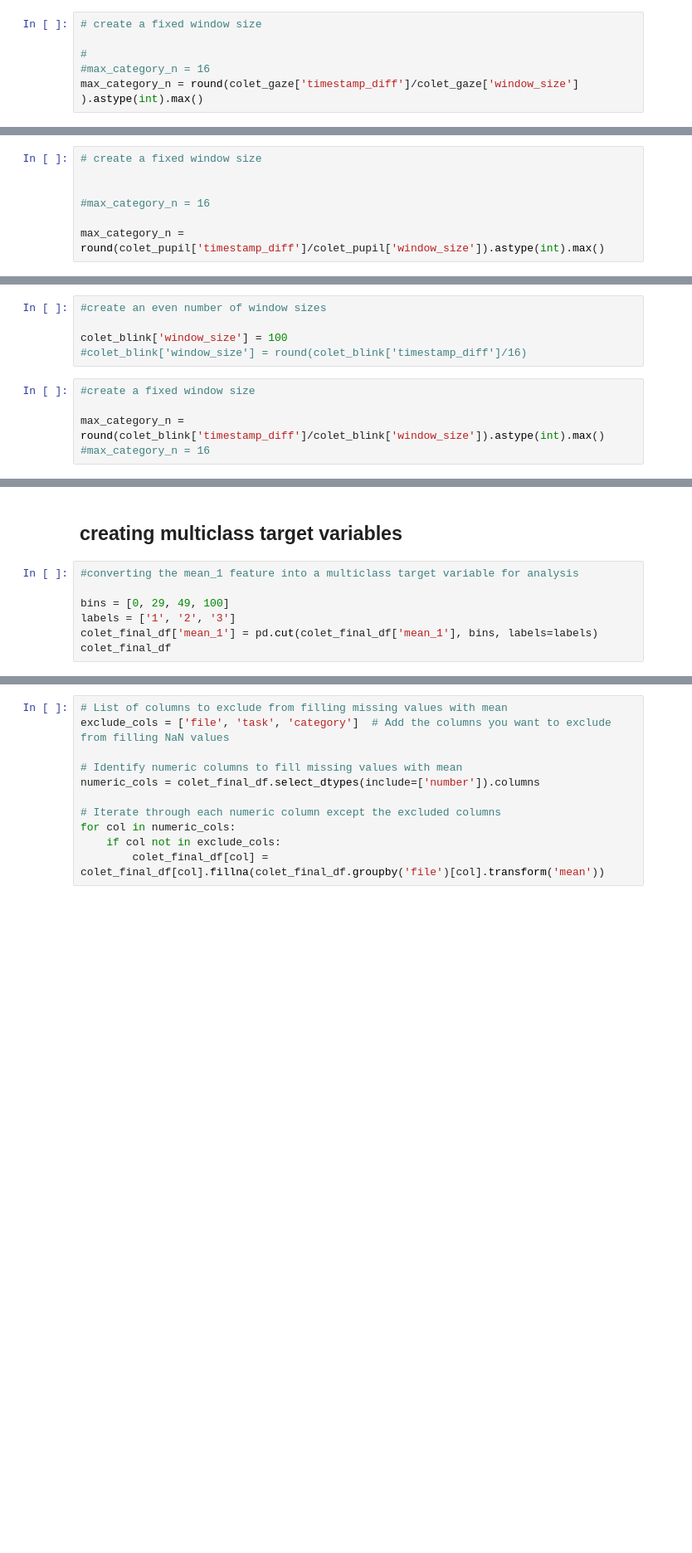
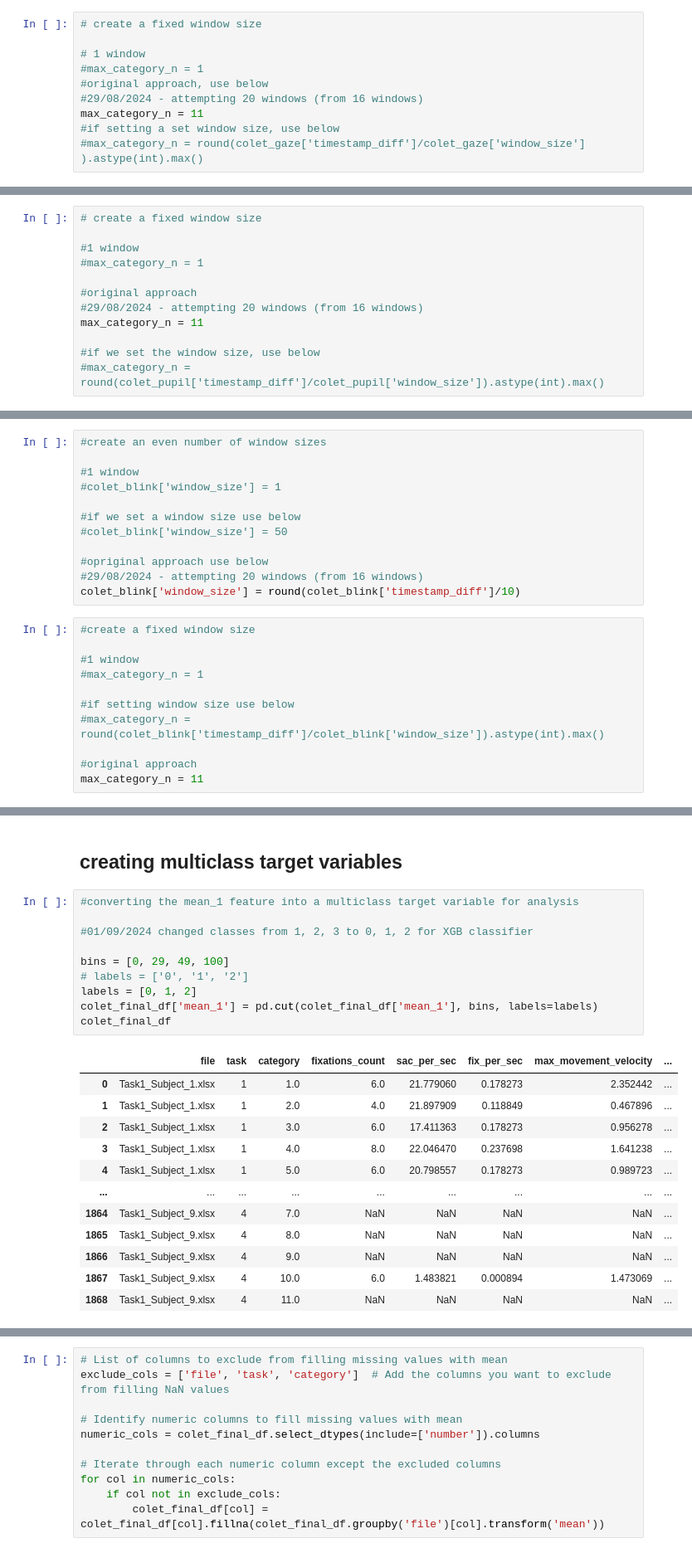
Before and after one commit to AndrewHallam1/SIT724, a Jupyter notebook: code/Analysis.ipynb, the cells around one changed output, grey strips where cells are left out. Shown at 83% size. Saved outputs shown, nothing was run; the diff lists cells and outputs as text; blank space fills up the shorter version.

Commit message:
Updated approach

```diff
--- a/code/Analysis.ipynb
+++ b/code/Analysis.ipynb
@@ -145,9 +151,13 @@ colet_gaze['window_size'] = 100
 # %%
 # create a fixed window size
 
-#
-#max_category_n = 16
-max_category_n = round(colet_gaze['timestamp_diff']/colet_gaze['window_size'] ).astype(int).max()
+# 1 window
+#max_category_n = 1
+#original approach, use below
+#29/08/2024 - attempting 20 windows (from 16 windows)
+max_category_n = 11
+#if setting a set window size, use below
+#max_category_n = round(colet_gaze['timestamp_diff']/colet_gaze['window_size'] ).astype(int).max()
 # %%
 #include a 'min timestamp' for calculations below
 
@@ -194,10 +238,15 @@ colet_pupil['window_size'] = 100
 # %%
 # create a fixed window size
 
+#1 window
+#max_category_n = 1
 
-#max_category_n = 16
+#original approach
+#29/08/2024 - attempting 20 windows (from 16 windows)
+max_category_n = 11
 
-max_category_n = round(colet_pupil['timestamp_diff']/colet_pupil['window_size']).astype(int).max()
+#if we set the window size, use below
+#max_category_n = round(colet_pupil['timestamp_diff']/colet_pupil['window_size']).astype(int).max()
 # %%
 #include a 'min timestamp' for calculations below
 
@@ -232,13 +297,26 @@ colet_blink['timestamp_diff']= (colet_blink.groupby(['file', 'task'])['start_tim
 # %%
 #create an even number of window sizes
 
-colet_blink['window_size'] = 100
-#colet_blink['window_size'] = round(colet_blink['timestamp_diff']/16)
+#1 window
+#colet_blink['window_size'] = 1
+
+#if we set a window size use below
+#colet_blink['window_size'] = 50
+
+#opriginal approach use below
+#29/08/2024 - attempting 20 windows (from 16 windows)
+colet_blink['window_size'] = round(colet_blink['timestamp_diff']/10)
 # %%
 #create a fixed window size
 
-max_category_n = round(colet_blink['timestamp_diff']/colet_blink['window_size']).astype(int).max()
-#max_category_n = 16
+#1 window
+#max_category_n = 1
+
+#if setting window size use below
+#max_category_n = round(colet_blink['timestamp_diff']/colet_blink['window_size']).astype(int).max()
+
+#original approach
+max_category_n = 11
 # %%
 #include a 'min timestamp' for calculations below
 
@@ -512,7 +673,23 @@ pd.reset_option('display.max_columns')
 # %%
 #converting the mean_1 feature into a multiclass target variable for analysis
 
+#01/09/2024 changed classes from 1, 2, 3 to 0, 1, 2 for XGB classifier
+
 bins = [0, 29, 49, 100]
-labels = ['1', '2', '3']
+# labels = ['0', '1', '2']
+labels = [0, 1, 2]
 colet_final_df['mean_1'] = pd.cut(colet_final_df['mean_1'], bins, labels=labels)
 colet_final_df
+# %% [output]
+|  | file | task | category | fixations_count | sac_per_sec | fix_per_sec | max_movement_velocity | ... |
+| 0 | Task1_Subject_1.xlsx | 1 | 1.0 | 6.0 | 21.779060 | 0.178273 | 2.352442 | ... |
+| 1 | Task1_Subject_1.xlsx | 1 | 2.0 | 4.0 | 21.897909 | 0.118849 | 0.467896 | ... |
+| 2 | Task1_Subject_1.xlsx | 1 | 3.0 | 6.0 | 17.411363 | 0.178273 | 0.956278 | ... |
+| 3 | Task1_Subject_1.xlsx | 1 | 4.0 | 8.0 | 22.046470 | 0.237698 | 1.641238 | ... |
+| 4 | Task1_Subject_1.xlsx | 1 | 5.0 | 6.0 | 20.798557 | 0.178273 | 0.989723 | ... |
+| ... | ... | ... | ... | ... | ... | ... | ... | ... |
+| 1864 | Task1_Subject_9.xlsx | 4 | 7.0 | NaN | NaN | NaN | NaN | ... |
+| 1865 | Task1_Subject_9.xlsx | 4 | 8.0 | NaN | NaN | NaN | NaN | ... |
+| 1866 | Task1_Subject_9.xlsx | 4 | 9.0 | NaN | NaN | NaN | NaN | ... |
+| 1867 | Task1_Subject_9.xlsx | 4 | 10.0 | 6.0 | 1.483821 | 0.000894 | 1.473069 | ... |
+| 1868 | Task1_Subject_9.xlsx | 4 | 11.0 | NaN | NaN | NaN | NaN | ... |
```
Also changed, not shown: parts of 74 cells of this notebook.
